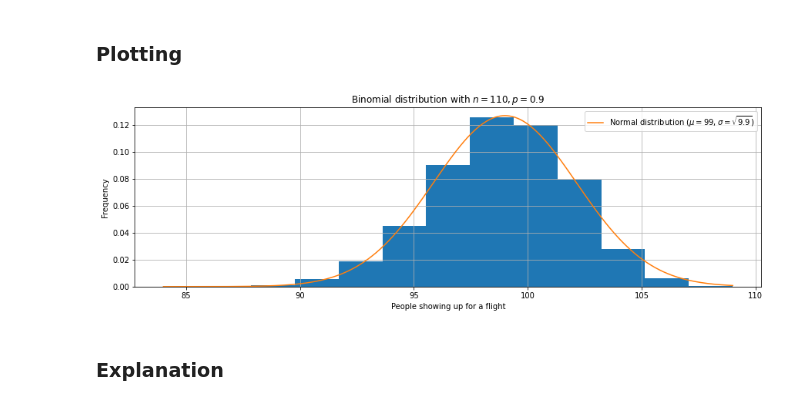
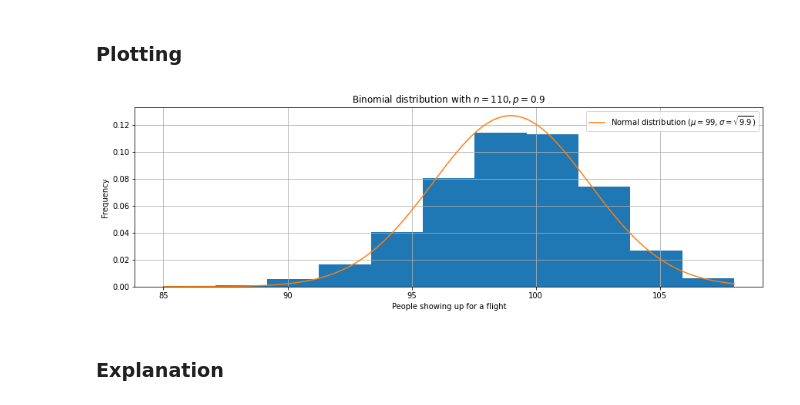
Before and after one commit to calinanca99/stats1-ebe, a Jupyter notebook: 5a.ipynb, the cells around one changed output. Drawn from its saved outputs; the diff is of its cells as text; code cells hidden in the pictures.

```diff
--- a/5a.ipynb
+++ b/5a.ipynb
@@ -77,33 +77,33 @@ people = stats.binom.rvs(n_bin, p, size = n)
 # %%
 # Instantiate canvas
 fig, ax = plt.subplots(figsize = (12, 4), constrained_layout = True)
 
 # Style canvas
 ax.set_title("Binomial distribution with $n = 110, p = 0.9$")
 ax.set_ylabel("Frequency")
 ax.set_xlabel("People showing up for a flight")
 ax.grid()
 
 # Plot histogram
-ax.hist(people, bins = 13, density = True)
+ax.hist(people, bins = 11, density = True)
 
 # Overlap a normal distribution
 mu_norm = n_bin * p
 sigma_norm = math.sqrt(n_bin * p * (1 - p))
 
 lower_bound_x = np.min(people)
 upper_bound_x = np.max(people)
 
 x = np.linspace(lower_bound_x, upper_bound_x, 1000)
 y = stats.norm.pdf(x, loc = mu_norm, scale = sigma_norm)
 ax.plot(x, y, label = "Normal distribution ($\mu = 99, \sigma = \sqrt{9.9}$)")
 
 # Add legend
 ax.legend()
 
 output = None
 # %% [output]
-[figure, old version]
+[figure, new version]
 # %% [markdown]
 ### Explanation
 # %% [markdown]
```
Also changed, not shown: parts of 7 cells of this notebook.
